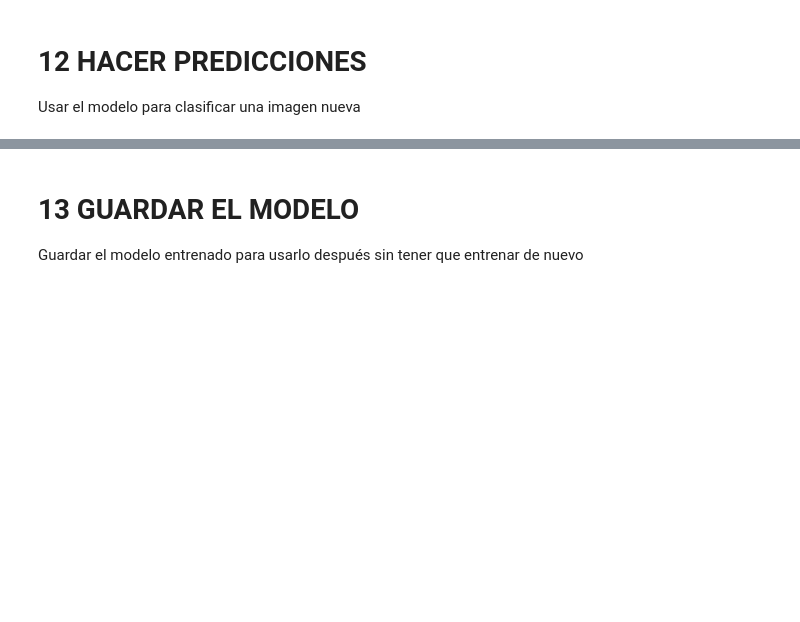
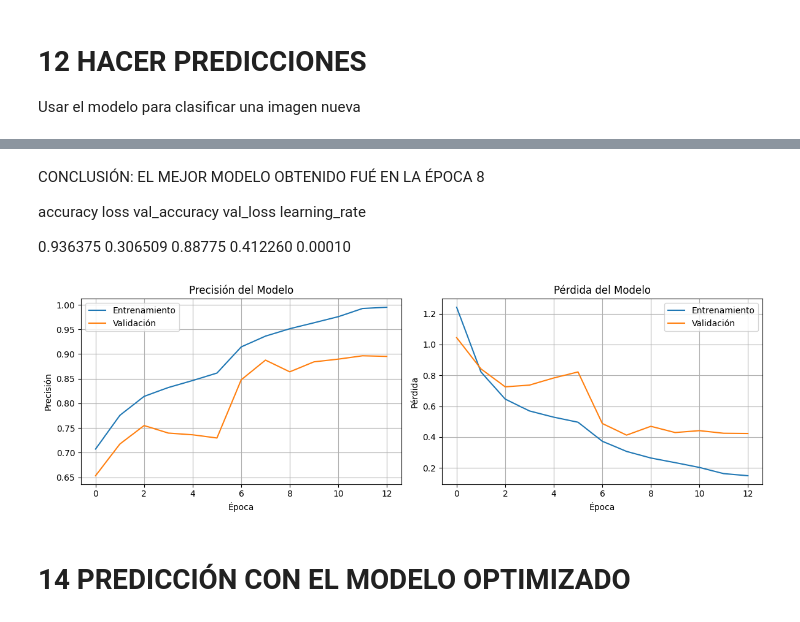
Before and after one commit to 4GeeksAcademy/cathycaz-intro-ml, a Jupyter notebook: src/11-image-classifier.ipynb, the cells around one changed output, grey strips where cells are left out. Drawn from its saved outputs; the diff is of its cells as text; code cells hidden in the pictures; blank space fills up the shorter version.

```diff
--- a/src/11-image-classifier.ipynb
+++ b/src/11-image-classifier.ipynb
@@ -497,0 +543,15 @@ print(f"   Confianza: {prediction[0][predicted_class] * 100:.2f}%")
+# %%
+from tensorflow.keras.callbacks import EarlyStopping, ReduceLROnPlateau, ModelCheckpoint
+
+callbacks = [ EarlyStopping(patience=5, restore_best_weights=True), #  Detiene el entrenamiento cuando ya no mejora.
+             ReduceLROnPlateau(factor=0.2, patience=3), # Baja el learning rate cuando el modelo se estanca.
+             ModelCheckpoint("mejor_modelo.h5", save_best_only=True) ] # Guarda el mejor modelo durante el entrenamiento.
+# %%
+history_2 = best_model.fit(
+    X_train_2, y_train_2,
+    epochs=20,
+    batch_size=32,
+    validation_data=(X_val, y_val),
+    callbacks=callbacks,
+    verbose=1
+)
@@ -498,3 +614,36 @@ print(f"   Confianza: {prediction[0][predicted_class] * 100:.2f}%")
+# %% [markdown]
+CONCLUSIÓN: EL MEJOR MODELO OBTENIDO FUÉ EN LA ÉPOCA 8
+
+accuracy      loss  val_accuracy  val_loss  learning_rate
+
+0.936375  0.306509       0.88775  0.412260        0.00010
+# %%
+# Graficar la precisión
+plt.figure(figsize=(12, 4))
+
+# Gráfica 1: Precisión
+plt.subplot(1, 2, 1)
+plt.plot(history_2.history['accuracy'], label='Entrenamiento')
+plt.plot(history_2.history['val_accuracy'], label='Validación')
+plt.title('Precisión del Modelo')
+plt.xlabel('Época')
+plt.ylabel('Precisión')
+plt.legend()
+plt.grid(True)
+
+# Gráfica 2: Pérdida (error)
+plt.subplot(1, 2, 2)
+plt.plot(history_2.history['loss'], label='Entrenamiento')
+plt.plot(history_2.history['val_loss'], label='Validación')
+plt.title('Pérdida del Modelo')
+plt.xlabel('Época')
+plt.ylabel('Pérdida')
+plt.legend()
+plt.grid(True)
+
+plt.tight_layout()
+plt.show()
+# %% [output]
+[figure, added]
 # %% [markdown]
-# 13 GUARDAR EL MODELO
-Guardar el modelo entrenado para usarlo después sin tener que entrenar de nuevo
+# 14 PREDICCIÓN CON EL MODELO OPTIMIZADO
```
Also changed, not shown: parts of 19 cells of this notebook.
